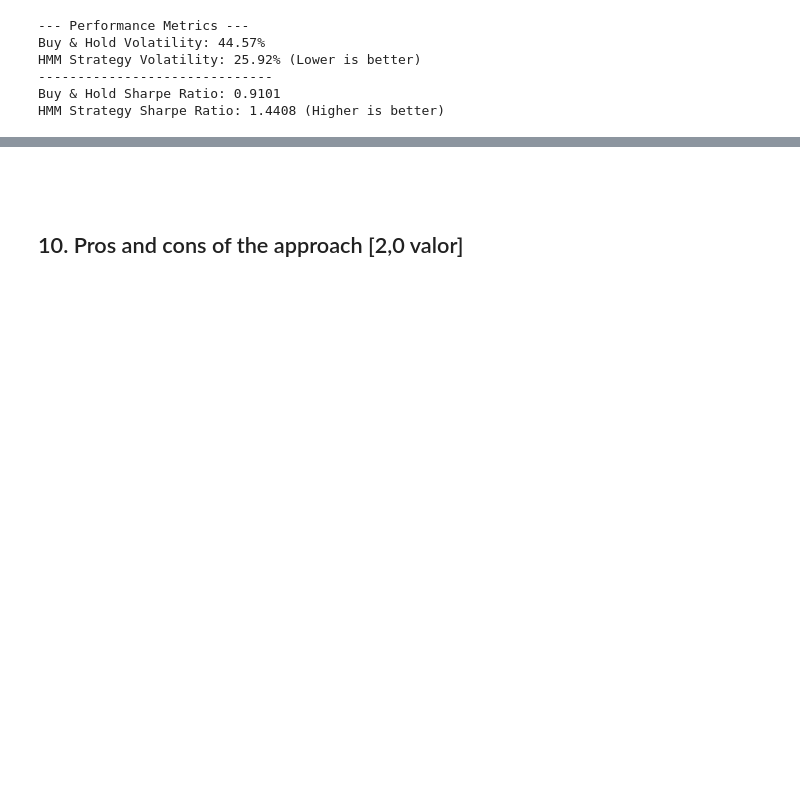
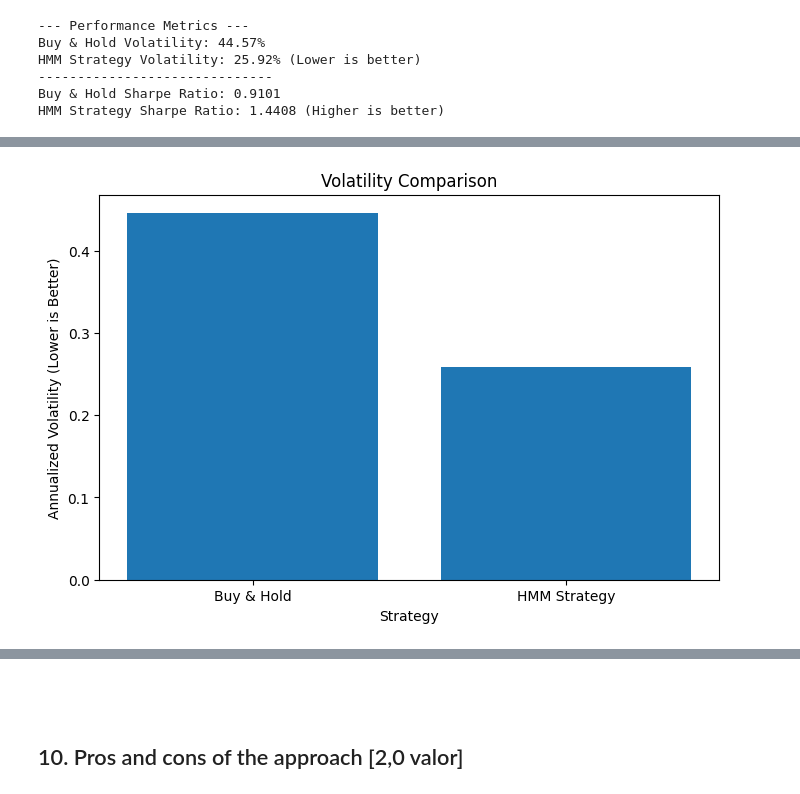
Before and after one commit to jvbdf/tmbd_work2, a Jupyter notebook: HMM_updated.ipynb, the cells around one changed output, grey strips where cells are left out. Cells and saved outputs as stored; diff of their text form; code cells hidden in the pictures; blank space fills up the shorter version.

```diff
--- a/HMM_updated.ipynb
+++ b/HMM_updated.ipynb
@@ -433,0 +430,12 @@ The HMM strategy achieves a high sharpe ratio, that measures how much return an
+# %%
+volatility_values = [volatility_bnh, volatility_hmm]
+
+plt.figure(figsize=(8, 5))
+plt.bar(strategies, volatility_values)
+
+plt.title("Volatility Comparison")
+plt.ylabel("Annualized Volatility (Lower is Better)")
+plt.xlabel("Strategy")
+plt.show()
+# %% [output]
+[figure, added]
```
Also changed, not shown: parts of 17 cells of this notebook.
